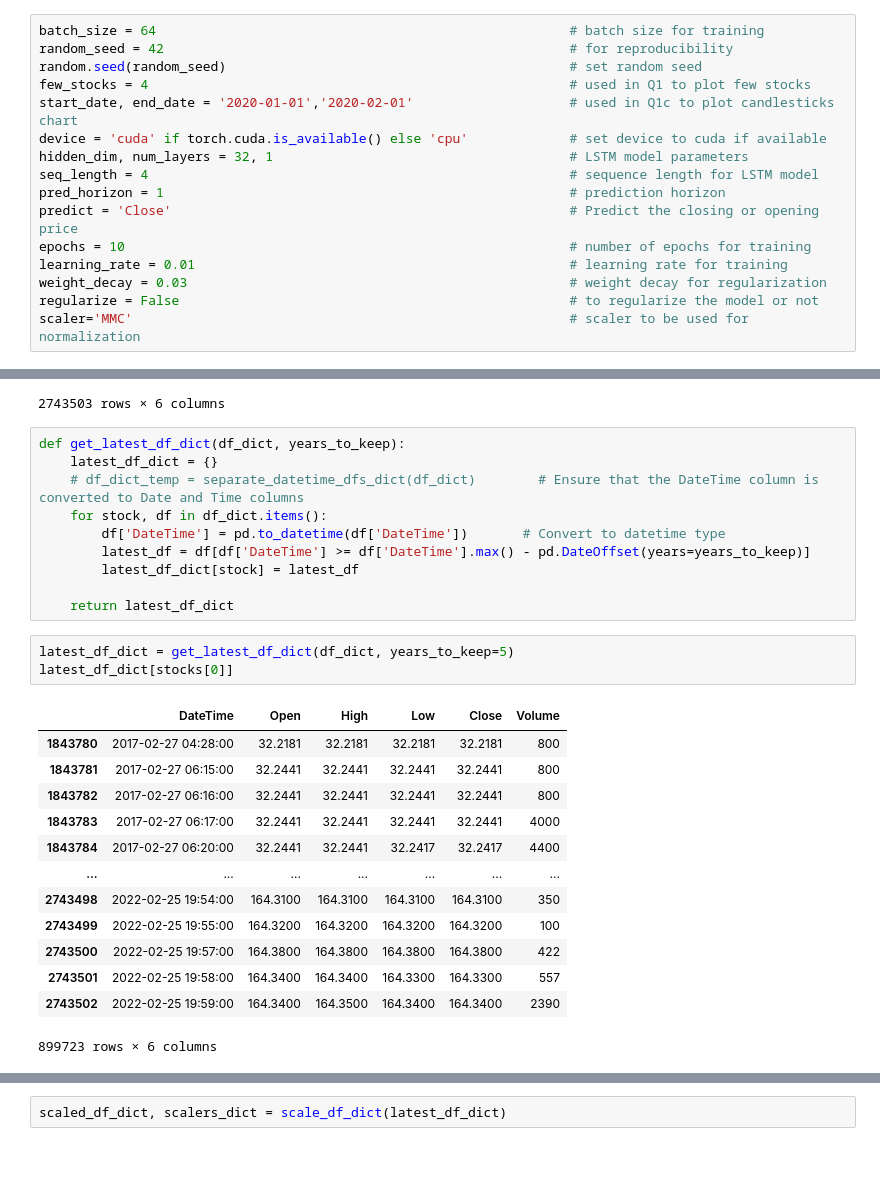
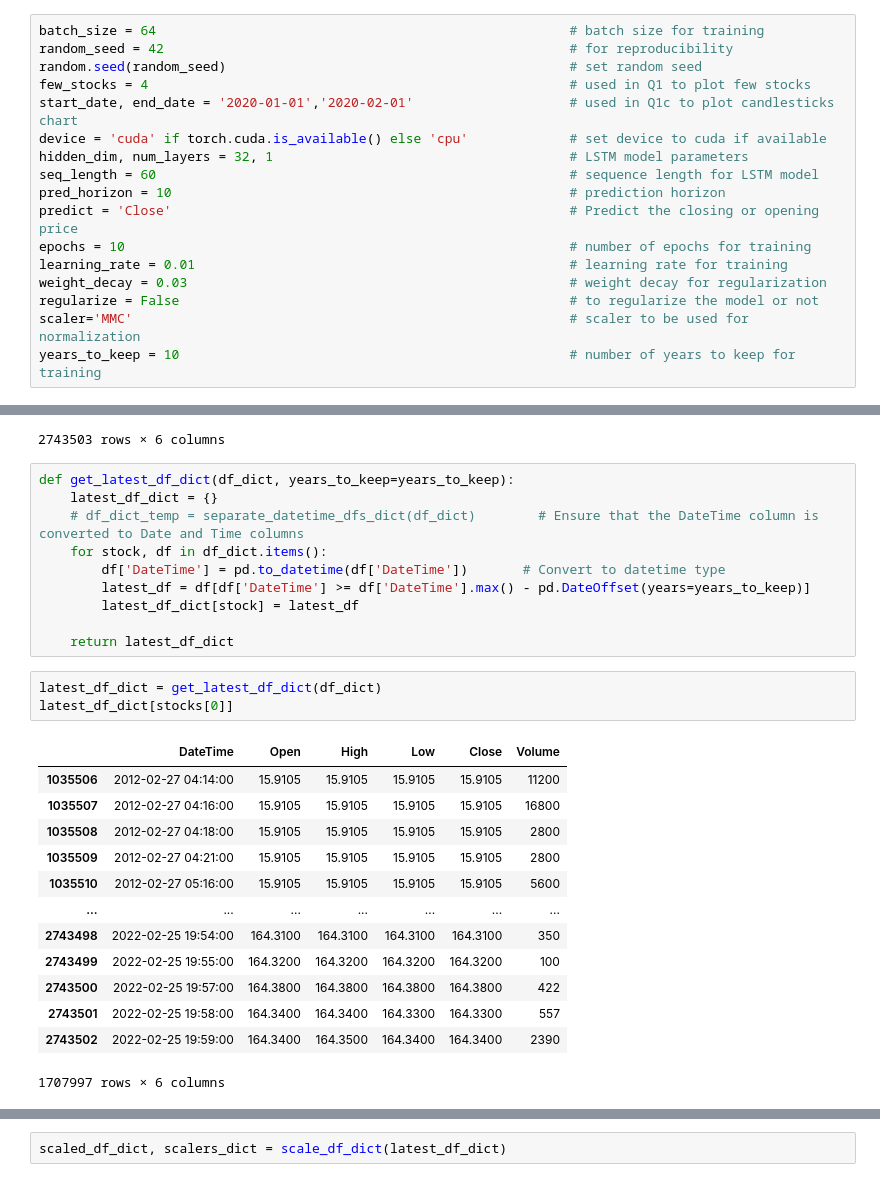
Before and after one commit to munish30monga/lstm_based_stock_trading_system, a Jupyter notebook: 22m2153.ipynb, the cells around one changed output, grey strips where cells are left out. Cells and saved outputs as stored; diff of their text form.

```diff
--- a/22m2153.ipynb
+++ b/22m2153.ipynb
@@ -35,14 +35,15 @@ few_stocks = 4                                                      # used in Q1
 start_date, end_date = '2020-01-01','2020-02-01'                    # used in Q1c to plot candlesticks chart
 device = 'cuda' if torch.cuda.is_available() else 'cpu'             # set device to cuda if available
 hidden_dim, num_layers = 32, 1                                      # LSTM model parameters
-seq_length = 4                                                      # sequence length for LSTM model
-pred_horizon = 1                                                    # prediction horizon
+seq_length = 60                                                     # sequence length for LSTM model
+pred_horizon = 10                                                   # prediction horizon
 predict = 'Close'                                                   # Predict the closing or opening price
 epochs = 10                                                         # number of epochs for training
 learning_rate = 0.01                                                # learning rate for training
 weight_decay = 0.03                                                 # weight decay for regularization
 regularize = False                                                  # to regularize the model or not
 scaler='MMC'                                                        # scaler to be used for normalization
+years_to_keep = 10                                                  # number of years to keep for training
 # %% [markdown]
 ### Q1. Exploring Dataset <a id="exploring-dataset"></a>
 - Familiarize yourself with the input data `sp500_tickers_A-D_1min_1pppix.zip`
@@ -628,7 +629,7 @@ Original Dataframe for 'AAPL':
 | 2743502 | 2022-02-25 19:59:00 | 164.3400 | 164.3500 | 164.3400 | 164.3400 | 2390 |
 2743503 rows × 6 columns
 # %%
-def get_latest_df_dict(df_dict, years_to_keep):
+def get_latest_df_dict(df_dict, years_to_keep=years_to_keep):
     latest_df_dict = {}
     # df_dict_temp = separate_datetime_dfs_dict(df_dict)        # Ensure that the DateTime column is converted to Date and Time columns
     for stock, df in df_dict.items():
@@ -638,22 +639,22 @@ def get_latest_df_dict(df_dict, years_to_keep):
 
     return latest_df_dict
 # %%
-latest_df_dict = get_latest_df_dict(df_dict, years_to_keep=5)
+latest_df_dict = get_latest_df_dict(df_dict)
 latest_df_dict[stocks[0]]
 # %% [output]
 |  | DateTime | Open | High | Low | Close | Volume |
-| 1843780 | 2017-02-27 04:28:00 | 32.2181 | 32.2181 | 32.2181 | 32.2181 | 800 |
-| 1843781 | 2017-02-27 06:15:00 | 32.2441 | 32.2441 | 32.2441 | 32.2441 | 800 |
-| 1843782 | 2017-02-27 06:16:00 | 32.2441 | 32.2441 | 32.2441 | 32.2441 | 800 |
-| 1843783 | 2017-02-27 06:17:00 | 32.2441 | 32.2441 | 32.2441 | 32.2441 | 4000 |
-| 1843784 | 2017-02-27 06:20:00 | 32.2441 | 32.2441 | 32.2417 | 32.2417 | 4400 |
+| 1035506 | 2012-02-27 04:14:00 | 15.9105 | 15.9105 | 15.9105 | 15.9105 | 11200 |
+| 1035507 | 2012-02-27 04:16:00 | 15.9105 | 15.9105 | 15.9105 | 15.9105 | 16800 |
+| 1035508 | 2012-02-27 04:18:00 | 15.9105 | 15.9105 | 15.9105 | 15.9105 | 2800 |
+| 1035509 | 2012-02-27 04:21:00 | 15.9105 | 15.9105 | 15.9105 | 15.9105 | 2800 |
+| 1035510 | 2012-02-27 05:16:00 | 15.9105 | 15.9105 | 15.9105 | 15.9105 | 5600 |
 | ... | ... | ... | ... | ... | ... | ... |
 | 2743498 | 2022-02-25 19:54:00 | 164.3100 | 164.3100 | 164.3100 | 164.3100 | 350 |
 | 2743499 | 2022-02-25 19:55:00 | 164.3200 | 164.3200 | 164.3200 | 164.3200 | 100 |
 | 2743500 | 2022-02-25 19:57:00 | 164.3800 | 164.3800 | 164.3800 | 164.3800 | 422 |
 | 2743501 | 2022-02-25 19:58:00 | 164.3400 | 164.3400 | 164.3300 | 164.3300 | 557 |
 | 2743502 | 2022-02-25 19:59:00 | 164.3400 | 164.3500 | 164.3400 | 164.3400 | 2390 |
-899723 rows × 6 columns
+1707997 rows × 6 columns
 # %%
 def scale_df_dict(df_dict):
     scaled_df_dict = {}
```
Also changed, not shown: parts of 43 cells of this notebook.
